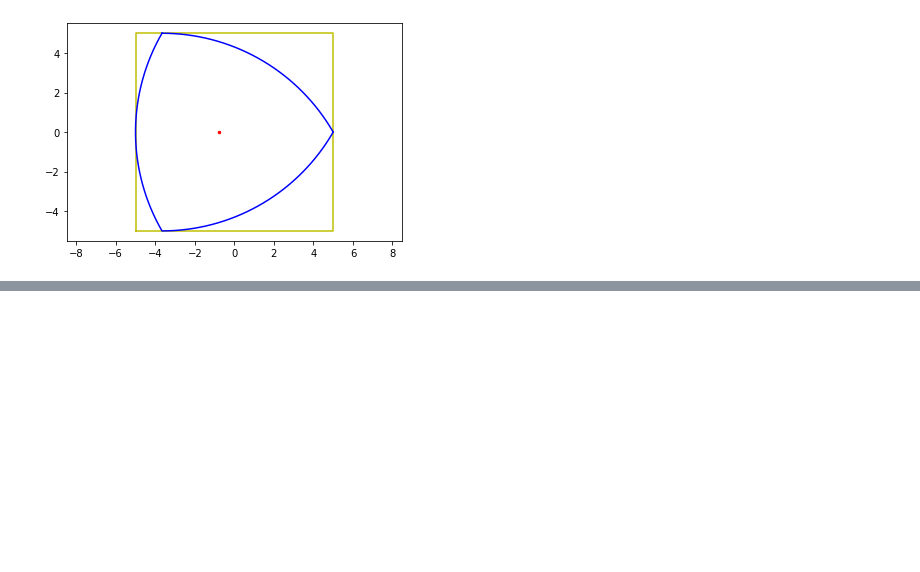
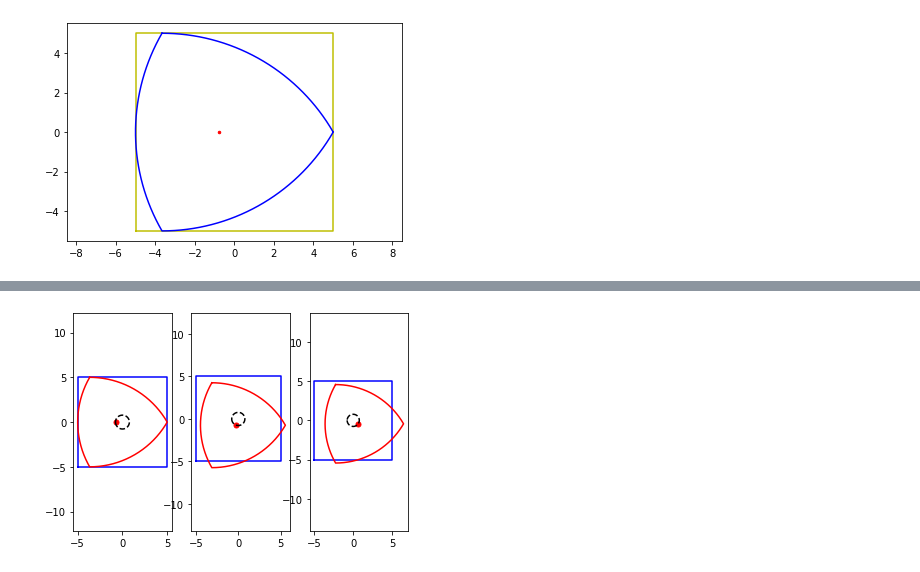
Before and after one commit to anshpak/jupyter-tasks, a Jupyter notebook: KM2_Lb05_Shpak.ipynb, the cells around one changed output, grey strips where cells are left out. Saved outputs shown, nothing was run; the diff lists cells and outputs as text; code cells hidden in the pictures; blank space fills up the shorter version.

```diff
--- a/KM2_Lb05_Shpak.ipynb
+++ b/KM2_Lb05_Shpak.ipynb
@@ -91,0 +160,21 @@ plt.axis('equal')
+# %%
+plt.figure()
+r = 10
+N_frames = 100
+
+# функция subplot() ожидает три параметра:
+# количество строк в графике;
+# количество столбцов в графике;
+# номер ячейки, куда будут выводиться графики, после вызова этой функции
+# ячейки нумеруются построчно, начиная с 1
+
+plt.subplot(1, 3, 1)
+draw_frame(r=r, N_frames=N_frames)
+
+plt.subplot(1, 3, 2)
+draw_frame(r=r, N_frames=N_frames, frame=20)
+
+plt.subplot(1, 3, 3)
+draw_frame(r=r, N_frames=N_frames, frame=40)
+# %% [output]
+[figure, added]
```
Also changed, not shown: parts of 11 cells of this notebook.
